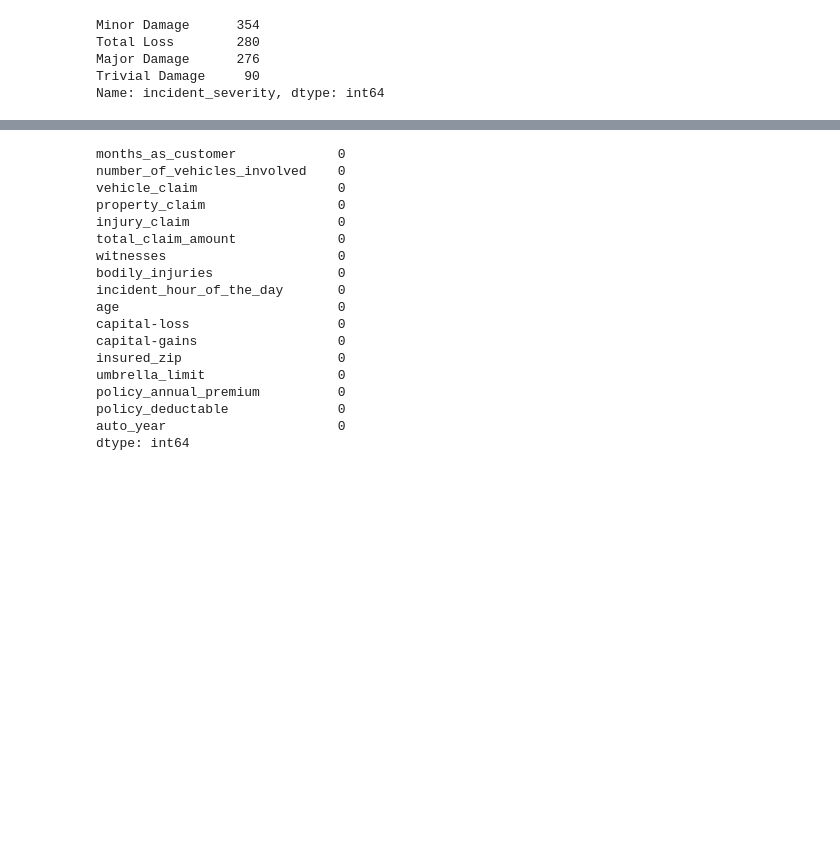
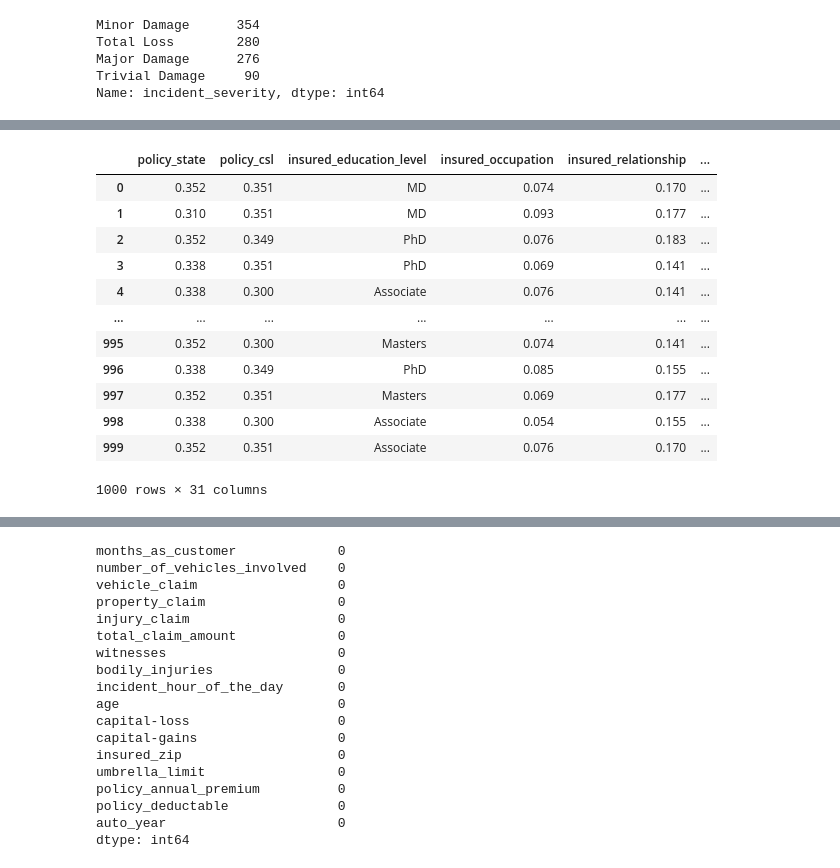
Before and after one commit to WaliaBhanu/Auto_Insurance_Fraud_Detection, a Jupyter notebook: experiments/auto.ipynb, the cells around one changed output, grey strips where cells are left out. Drawn from its saved outputs; the diff is of its cells as text; code cells hidden in the pictures; blank space fills up the shorter version.

```diff
--- a/experiments/auto.ipynb
+++ b/experiments/auto.ipynb
@@ -155 +147,27 @@ Warning: No categorical columns found. Calling 'transform' will only return inpu
+# %%
+encoded_array = ohe.fit_transform(categorical_cols[ohe_columns])
+
+encoded_cols = ohe.get_feature_names_out(ohe_columns)
+
+# encoded_df = pd.DataFrame(encoded_array.toarray(), columns=encoded_cols, index=categorical_cols.index)
+encoded_df = pd.DataFrame.sparse.from_spmatrix(encoded_array, columns=encoded_cols, index=categorical_cols.index)
+
+categorical_cols = pd.concat([categorical_cols.drop(columns=ohe_columns), encoded_df], axis=1)
+categorical_cols = categorical_cols.astype({col: int for col in categorical_cols.columns if categorical_cols[col].dtype == 'bool'})
+# %%
+categorical_cols
+# %% [output]
+|  | policy_state | policy_csl | insured_education_level | insured_occupation | insured_relationship | ... |
+| 0 | 0.352 | 0.351 | MD | 0.074 | 0.170 | ... |
+| 1 | 0.310 | 0.351 | MD | 0.093 | 0.177 | ... |
+| 2 | 0.352 | 0.349 | PhD | 0.076 | 0.183 | ... |
+| 3 | 0.338 | 0.351 | PhD | 0.069 | 0.141 | ... |
+| 4 | 0.338 | 0.300 | Associate | 0.076 | 0.141 | ... |
+| ... | ... | ... | ... | ... | ... | ... |
+| 995 | 0.352 | 0.300 | Masters | 0.074 | 0.141 | ... |
+| 996 | 0.338 | 0.349 | PhD | 0.085 | 0.155 | ... |
+| 997 | 0.352 | 0.351 | Masters | 0.069 | 0.177 | ... |
+| 998 | 0.338 | 0.300 | Associate | 0.054 | 0.155 | ... |
+| 999 | 0.352 | 0.351 | Associate | 0.076 | 0.170 | ... |
+1000 rows × 31 columns
 # %%
```
Also changed, not shown: parts of 32 cells of this notebook.
